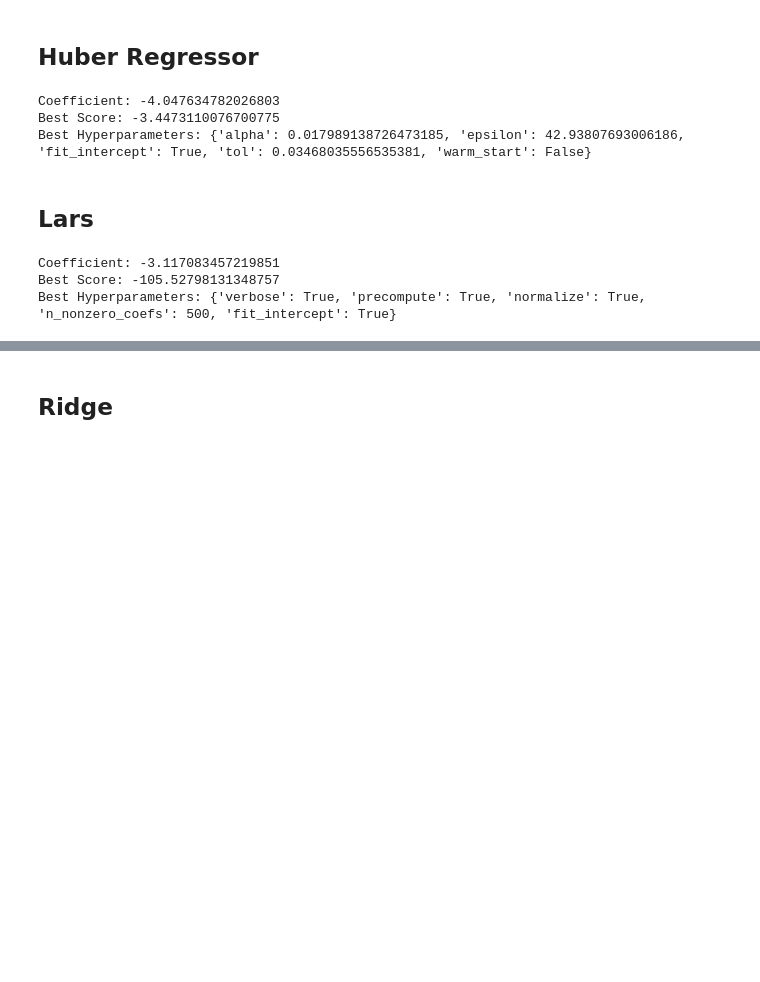
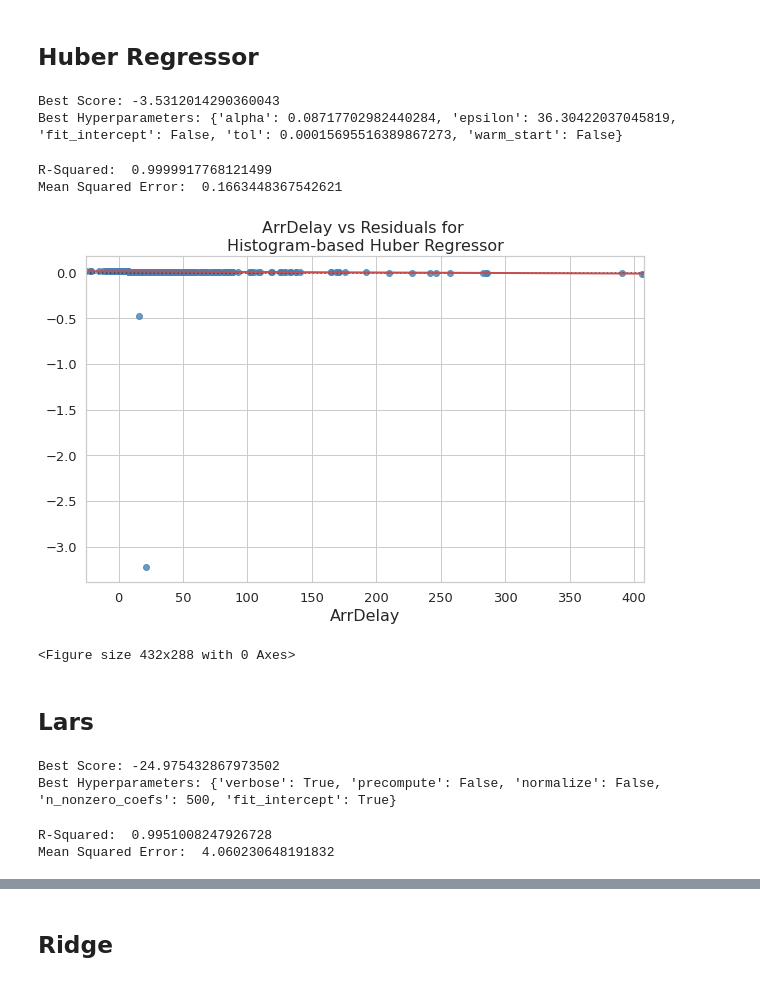
Before and after one commit to jesussantana/Supervised-Regression, a Jupyter notebook: notebooks/S12_T01_Supevised_Regression.ipynb, the cells around one changed output, grey strips where cells are left out. Saved outputs shown, nothing was run; the diff lists cells and outputs as text; code cells hidden in the pictures; blank space fills up the shorter version.

Commit message:
Update Models Evaluation

```diff
--- a/notebooks/S12_T01_Supevised_Regression.ipynb
+++ b/notebooks/S12_T01_Supevised_Regression.ipynb
@@ -908,23 +908,27 @@ from sklearn.linear_model import HuberRegressor
 # define model
 model = HuberRegressor()
 # define evaluation
-cv = RepeatedKFold(n_splits=10, n_repeats=3, random_state=1)
+cv = RepeatedKFold(n_splits=10, n_repeats=3, random_state=6858)
 # define search space
-space = dict()
-space['epsilon'] = loguniform(1e-5, 100)
-space['alpha'] = loguniform(1e-5, 100)
-space['warm_start'] = [True, False]
-space['fit_intercept'] = [True, False]
-space['tol'] = loguniform(1e-05, 100)
+params = dict()
+params['epsilon'] = loguniform(1e-5, 100)
+params['alpha'] = loguniform(1e-5, 100)
+params['warm_start'] = [True, False]
+params['fit_intercept'] = [True, False]
+params['tol'] = loguniform(1e-05, 100)
 # define search
-search = RandomizedSearchCV(model, space, n_iter=500, scoring='neg_mean_absolute_error', n_jobs=-1, cv=cv, random_state=1)
+search = RandomizedSearchCV(model, params, n_iter=500, scoring='neg_mean_absolute_error', n_jobs=-1, cv=cv,random_state=6858)
 # execute search
 result = search.fit(X, y)
 # summarize result
-print('Coefficient: %s' % result.score(X, y))
-print('Best Score: %s' % result.best_score_)
+Huber_Best_Score = result.best_score_
+print('Best Score: %s' % Huber_Best_Score)
 print('Best Hyperparameters: %s' % result.best_params_)
 # %% [output]
-Coefficient: -4.047634782026803
-Best Score: -3.4473110076700775
-Best Hyperparameters: {'alpha': 0.017989138726473185, 'epsilon': 42.93807693006186, 'fit_intercept': True, 'tol': 0.03468035556535381, 'warm_start': False}
+Best Score: -3.5312014290360043
+Best Hyperparameters: {'alpha': 0.08717702982440284, 'epsilon': 36.30422037045819, 'fit_intercept': False, 'tol': 0.00015695516389867273, 'warm_start': False}
+# %%
+# Histogram-based HuberRegressor
+hist = HuberRegressor()
+hist.fit(X_train, y_train)
+y_pred = hist.predict(X_test)
@@ -931,3 +937,14 @@ Best Hyperparameters: {'alpha': 0.017989138726473185, 'epsilon': 42.938076930061
+# %%
+print(r'R-Squared: ',r2_Huber)
+print(r'Mean Squared Error: ',rmse_Huber)
+# %% [output]
+R-Squared:  0.9999917768121499
+Mean Squared Error:  0.1663448367542621
+# %%
+scatter_plot(y_test, y_pred, 'Histogram-based Huber Regressor')
+# %% [output]
+[figure, added]
+<Figure size 432x288 with 0 Axes>
 # %% [markdown]
 ## Lars
 # %%
@@ -939,23 +956,22 @@ from sklearn.linear_model import Lars
 # define model
 model = Lars()
 # define evaluation
-cv = RepeatedKFold(n_splits=10, n_repeats=3, random_state=1)
+cv = RepeatedKFold(n_splits=10, n_repeats=3, random_state=6858)
 # define search space
-space = dict()
-space['fit_intercept'] = [True, False]
-space['verbose'] = [True, False]
-space['normalize'] = [True, False]
-space['precompute'] = [True, False]
-space['n_nonzero_coefs'] = [500]
+params = dict()
+params['fit_intercept'] = [True, False]
+params['verbose'] = [True, False]
+params['normalize'] = [True, False]
+params['precompute'] = [True, False]
+params['n_nonzero_coefs'] = [500]
 # define search
-search = RandomizedSearchCV(model, space, n_iter=500, scoring='neg_mean_absolute_error', n_jobs=-1, cv=cv, random_state=1)
+search = RandomizedSearchCV(model, params, n_iter=500, scoring='neg_mean_absolute_error', n_jobs=-1, cv=cv, random_state=6858)
 # execute search
 result = search.fit(X, y)
 # summarize result
-print('Coefficient: %s' % result.score(X, y))
-print('Best Score: %s' % result.best_score_)
+Lars_Best_Score = result.best_score_
+print('Best Score: %s' % Lars_Best_Score)
 print('Best Hyperparameters: %s' % result.best_params_)
 # %% [output]
-Coefficient: -3.117083457219851
-Best Score: -105.52798131348757
-Best Hyperparameters: {'verbose': True, 'precompute': True, 'normalize': True, 'n_nonzero_coefs': 500, 'fit_intercept': True}
+Best Score: -24.975432867973502
+Best Hyperparameters: {'verbose': True, 'precompute': False, 'normalize': False, 'n_nonzero_coefs': 500, 'fit_intercept': True}
@@ -961,0 +985,6 @@ Best Hyperparameters: {'verbose': True, 'precompute': True, 'normalize': True, '
+# %%
+print(r'R-Squared: ',r2_Lars)
+print(r'Mean Squared Error: ',rmse_Lars)
+# %% [output]
+R-Squared:  0.9951008247926728
+Mean Squared Error:  4.060230648191832
```
Also changed, not shown: parts of 66 cells of this notebook, 22 other files.
